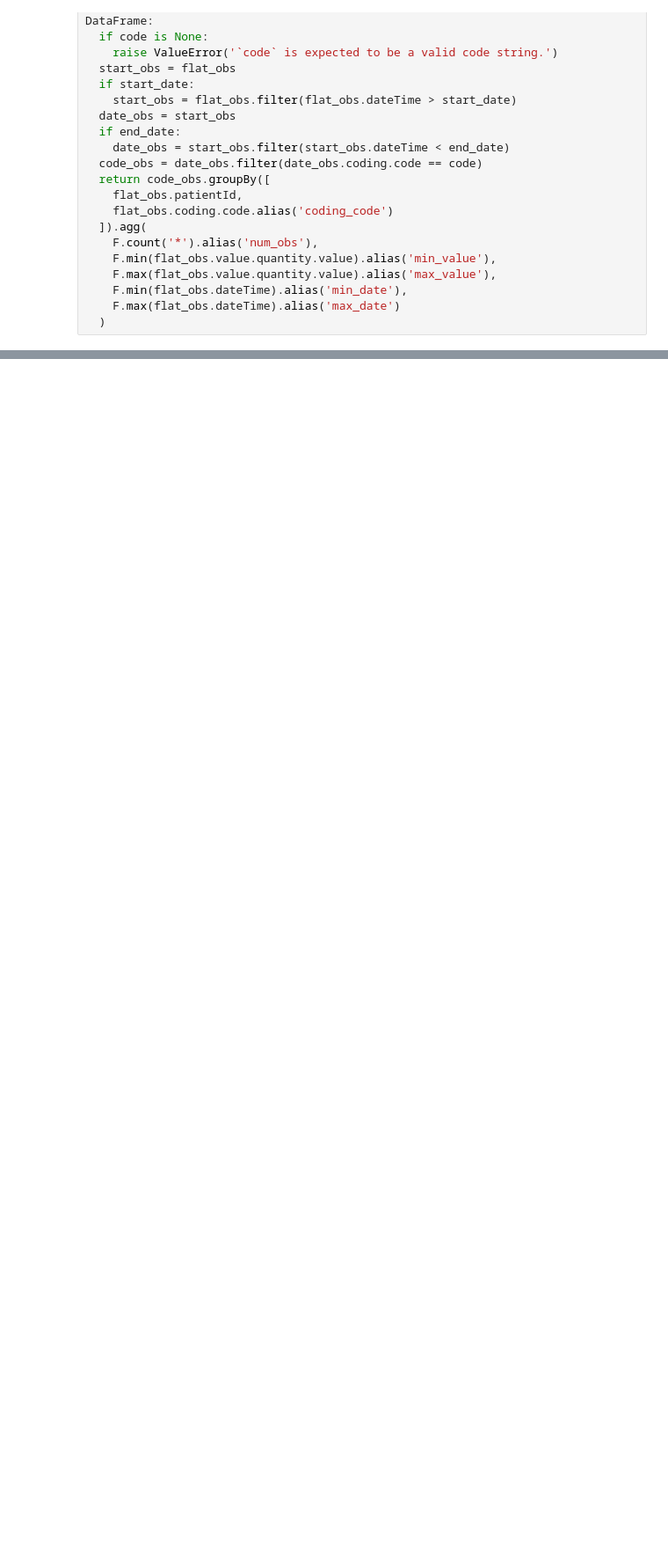
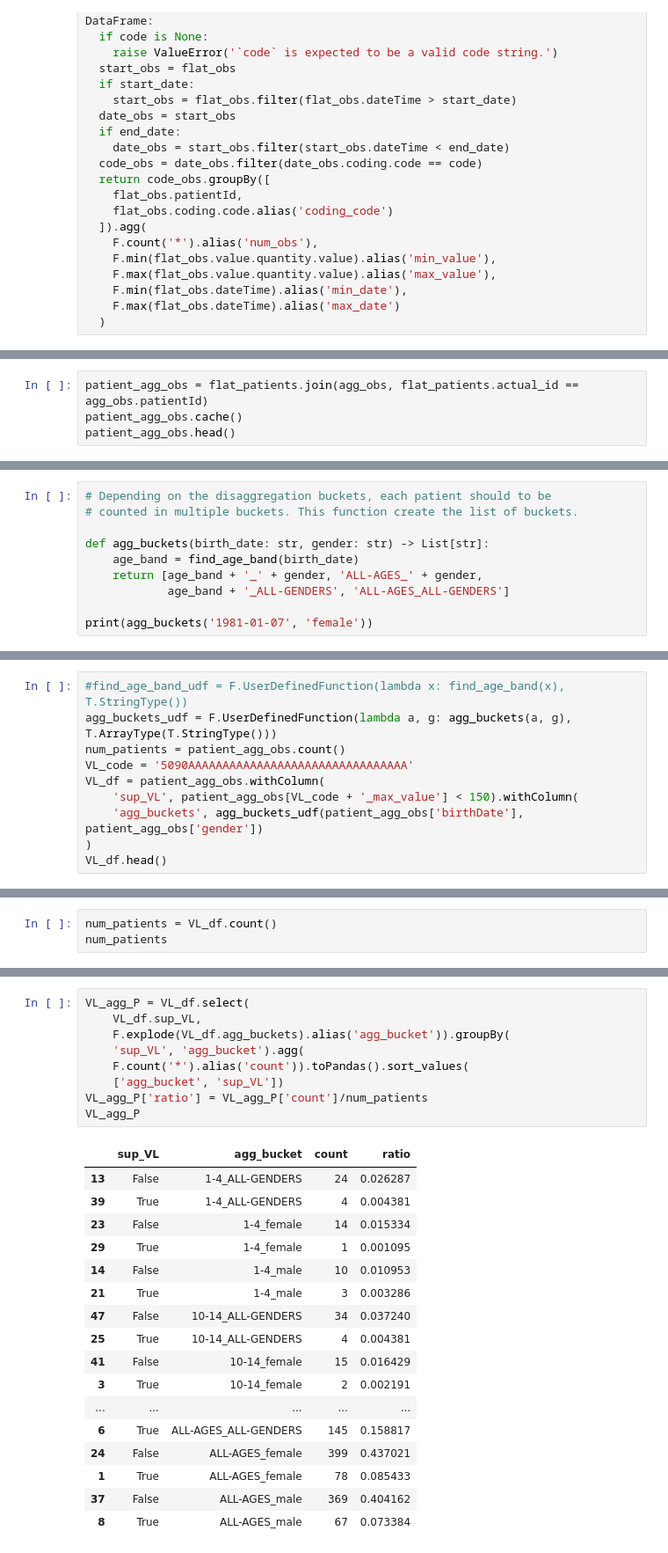
Before and after one commit to google/fhir-data-pipes, a Jupyter notebook: dwh/test_spark.ipynb, the cells around one changed output, grey strips where cells are left out. Shown: that part at 88% size. Drawn from its saved outputs; the diff is of its cells as text; blank space fills up the shorter version.

```diff
--- a/dwh/test_spark.ipynb
+++ b/dwh/test_spark.ipynb
@@ -300,0 +433,4 @@ aggregated_code_obs_P.plot(kind='scatter', x='min_value', y='max_value')
+# %%
+patient_agg_obs = flat_patients.join(agg_obs, flat_patients.actual_id == agg_obs.patientId)
+patient_agg_obs.cache()
+patient_agg_obs.head()
@@ -300,0 +470,10 @@ aggregated_code_obs_P.plot(kind='scatter', x='min_value', y='max_value')
+# %%
+# Depending on the disaggregation buckets, each patient should to be
+# counted in multiple buckets. This function create the list of buckets.
+
+def agg_buckets(birth_date: str, gender: str) -> List[str]:
+    age_band = find_age_band(birth_date)
+    return [age_band + '_' + gender, 'ALL-AGES_' + gender,
+            age_band + '_ALL-GENDERS', 'ALL-AGES_ALL-GENDERS']
+
+print(agg_buckets('1981-01-07', 'female'))
@@ -300,0 +482,10 @@ aggregated_code_obs_P.plot(kind='scatter', x='min_value', y='max_value')
+# %%
+#find_age_band_udf = F.UserDefinedFunction(lambda x: find_age_band(x), T.StringType())
+agg_buckets_udf = F.UserDefinedFunction(lambda a, g: agg_buckets(a, g), T.ArrayType(T.StringType()))
+num_patients = patient_agg_obs.count()
+VL_code = '5090AAAAAAAAAAAAAAAAAAAAAAAAAAAAAAAA'
+VL_df = patient_agg_obs.withColumn(
+    'sup_VL', patient_agg_obs[VL_code + '_max_value'] < 150).withColumn(
+    'agg_buckets', agg_buckets_udf(patient_agg_obs['birthDate'], patient_agg_obs['gender'])
+)
+VL_df.head()
@@ -300,0 +494,3 @@ aggregated_code_obs_P.plot(kind='scatter', x='min_value', y='max_value')
+# %%
+num_patients = VL_df.count()
+num_patients
@@ -300,0 +499,27 @@ aggregated_code_obs_P.plot(kind='scatter', x='min_value', y='max_value')
+# %%
+VL_agg_P = VL_df.select(
+    VL_df.sup_VL,
+    F.explode(VL_df.agg_buckets).alias('agg_bucket')).groupBy(
+    'sup_VL', 'agg_bucket').agg(
+    F.count('*').alias('count')).toPandas().sort_values(
+    ['agg_bucket', 'sup_VL'])
+VL_agg_P['ratio'] = VL_agg_P['count']/num_patients
+VL_agg_P
+# %% [output]
+|  | sup_VL | agg_bucket | count | ratio |
+| 13 | False | 1-4_ALL-GENDERS | 24 | 0.026287 |
+| 39 | True | 1-4_ALL-GENDERS | 4 | 0.004381 |
+| 23 | False | 1-4_female | 14 | 0.015334 |
+| 29 | True | 1-4_female | 1 | 0.001095 |
+| 14 | False | 1-4_male | 10 | 0.010953 |
+| 21 | True | 1-4_male | 3 | 0.003286 |
+| 47 | False | 10-14_ALL-GENDERS | 34 | 0.037240 |
+| 25 | True | 10-14_ALL-GENDERS | 4 | 0.004381 |
+| 41 | False | 10-14_female | 15 | 0.016429 |
+| 3 | True | 10-14_female | 2 | 0.002191 |
+| ... | ... | ... | ... | ... |
+| 6 | True | ALL-AGES_ALL-GENDERS | 145 | 0.158817 |
+| 24 | False | ALL-AGES_female | 399 | 0.437021 |
+| 1 | True | ALL-AGES_female | 78 | 0.085433 |
+| 37 | False | ALL-AGES_male | 369 | 0.404162 |
+| 8 | True | ALL-AGES_male | 67 | 0.073384 |
```
Also changed, not shown: parts of 59 cells of this notebook, 23 other files.
